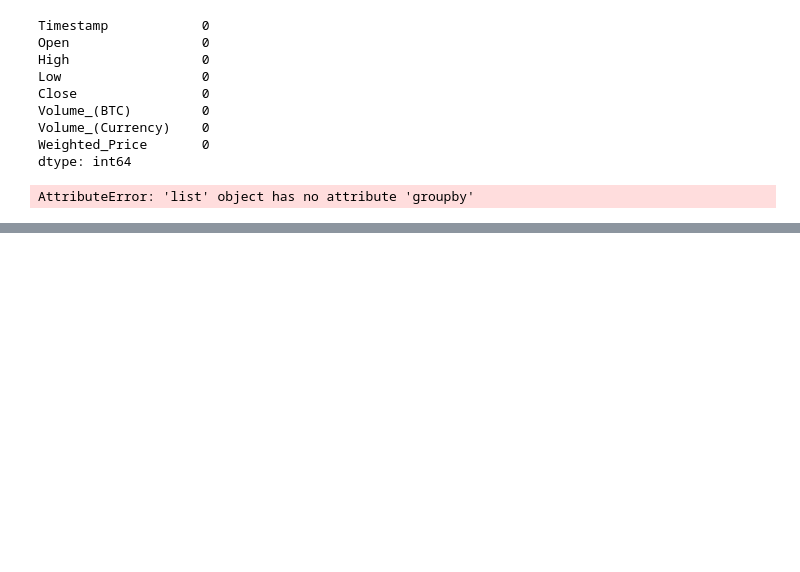
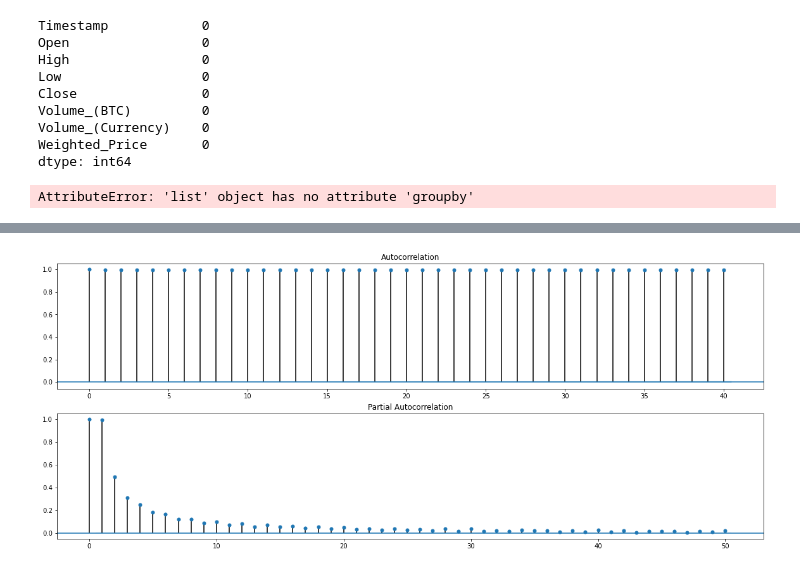
Before and after one commit to Rkatiki/Bitcoin-Price-Forecasting, a Jupyter notebook: DATA_EDA.ipynb, the cells around one changed output, grey strips where cells are left out. Cells and saved outputs as stored; diff of their text form; code cells hidden in the pictures; blank space fills up the shorter version.

```diff
--- a/DATA_EDA.ipynb
+++ b/DATA_EDA.ipynb
@@ -244,3 +244,15 @@ fig = go.Figure(data=data, layout=layout)
 iplot(fig, filename='compare_webgl')
 # %% [output]
 [interactive output not drawn]
+# %%
+from statsmodels.graphics.tsaplots import plot_acf
+from statsmodels.graphics.tsaplots import plot_pacf
+from matplotlib import pyplot
+pyplot.figure(figsize=(20,8))
+pyplot.subplot(211)
+plot_acf(data.Weighted_Price, ax=pyplot.gca(),lags=40)
+pyplot.subplot(212)
+plot_pacf(data.Weighted_Price, ax=pyplot.gca(), lags=50)
+pyplot.show()
+# %% [output]
+[figure, added]
```
